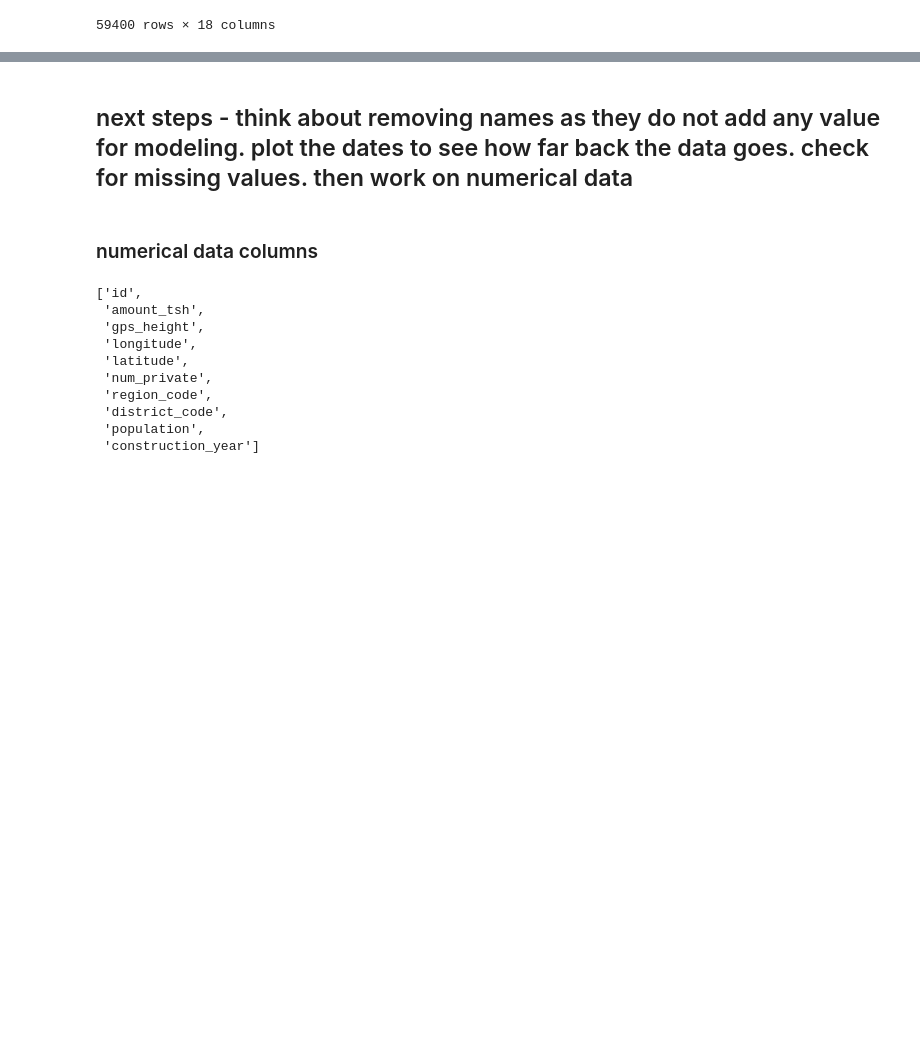
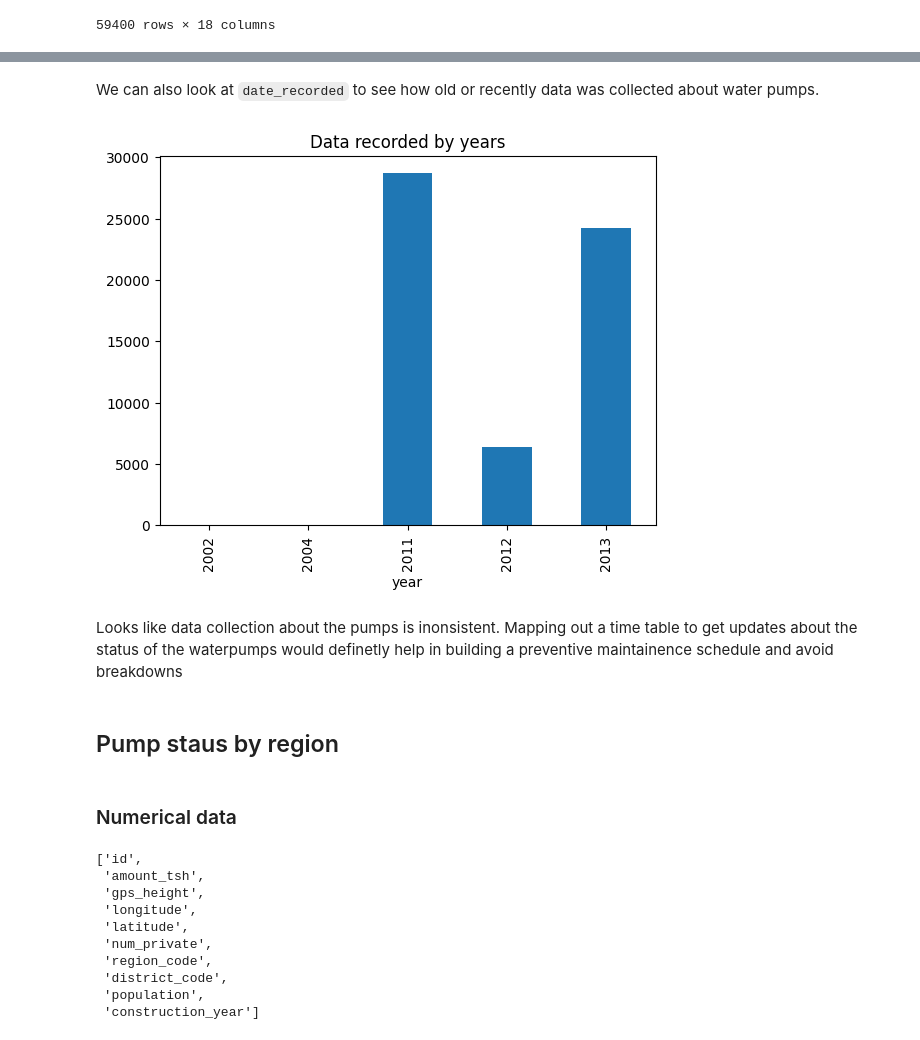
Before and after one commit to rahulakrish/water_pump_classifier, a Jupyter notebook: notebook.ipynb, the cells around one changed output, grey strips where cells are left out. Drawn from its saved outputs; the diff is of its cells as text; code cells hidden in the pictures; blank space fills up the shorter version.

Commit message:
working my way thru categorical data

```diff
--- a/notebook.ipynb
+++ b/notebook.ipynb
@@ -198,4 +198,4 @@ We can see that some of the columns have the same data and are redundant. We can
 # %%
 #dropping redundant columns
-df.drop(['extraction_type_group','extraction_type_class','payment_type',
-         'waterpoint_type_group','quantity_group'],axis=1,inplace=True)
+df.drop(['extraction_type_group','extraction_type_class','payment_type','source_type',
+         'waterpoint_type_group','quantity_group','scheme_management'],axis=1,inplace=True)
@@ -201,0 +204,3 @@ df.drop(['extraction_type_group','extraction_type_class','payment_type',
+# %%
+#dropping names
+df.drop(['wpt_name','scheme_name'],axis=1,inplace=True)
@@ -219,7 +231,25 @@ df[cat_cols]
-# %% [markdown]
-## next steps - think about removing names as they do not add any value for modeling. plot the dates to see how far back the data goes. check for missing values. then work on numerical data
+# %% [markdown]
+We can also look at `date_recorded` to see how old or recently data was collected about water pumps.
+# %%
+#converting the format
+df['date_recorded'] = pd.to_datetime(df['date_recorded'])
+
+#getting the year alone
+df['year'] = df['date_recorded'].dt.strftime('%Y')
+
+#grouping by and using count as the aggregate function
+years=df.groupby(df['year']).count()
+
+#plotting
+years.plot(kind='bar',y='id',legend=False,title = 'Data recorded by years');
+# %% [output]
+[figure, added]
+# %% [markdown]
+Looks like data collection about the pumps is inonsistent. Mapping out a time table to get updates about the status of the waterpumps would definetly help in building a preventive maintainence schedule and avoid breakdowns
+# %% [markdown]
+## Pump staus by region
 # %% [markdown]
-### numerical data columns
+### Numerical data
 # %%
 #getting the list of numerical data
 num_cols = [col for col in df.columns if df[col].dtypes != 'O']
```
Also changed, not shown: parts of 6 cells of this notebook.
